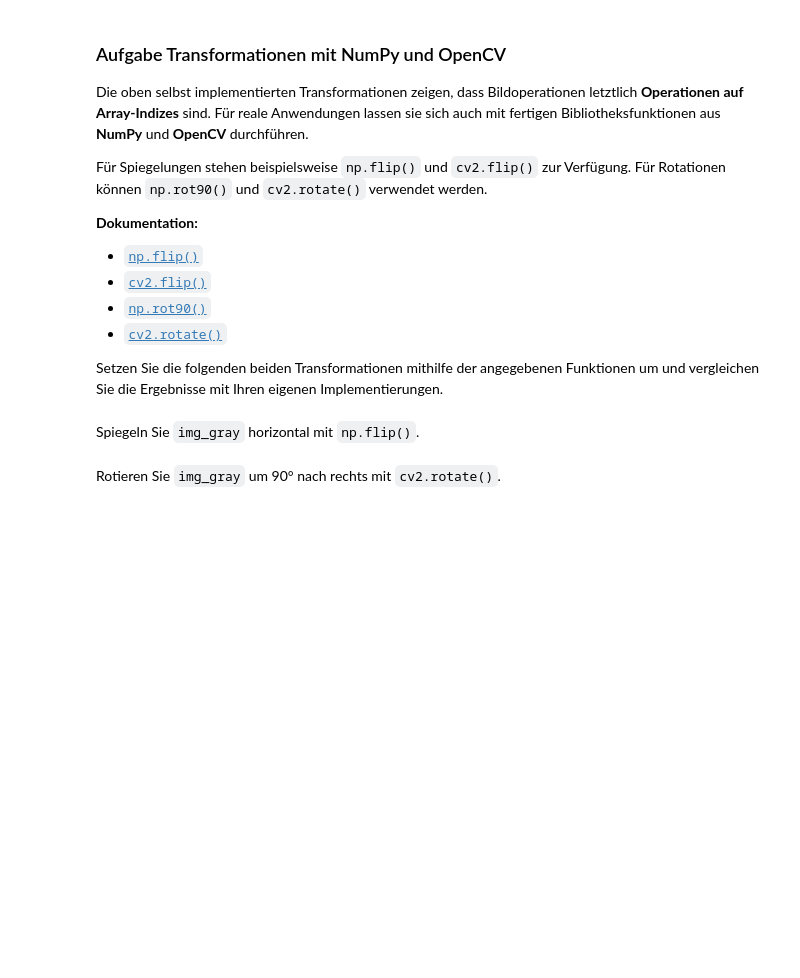
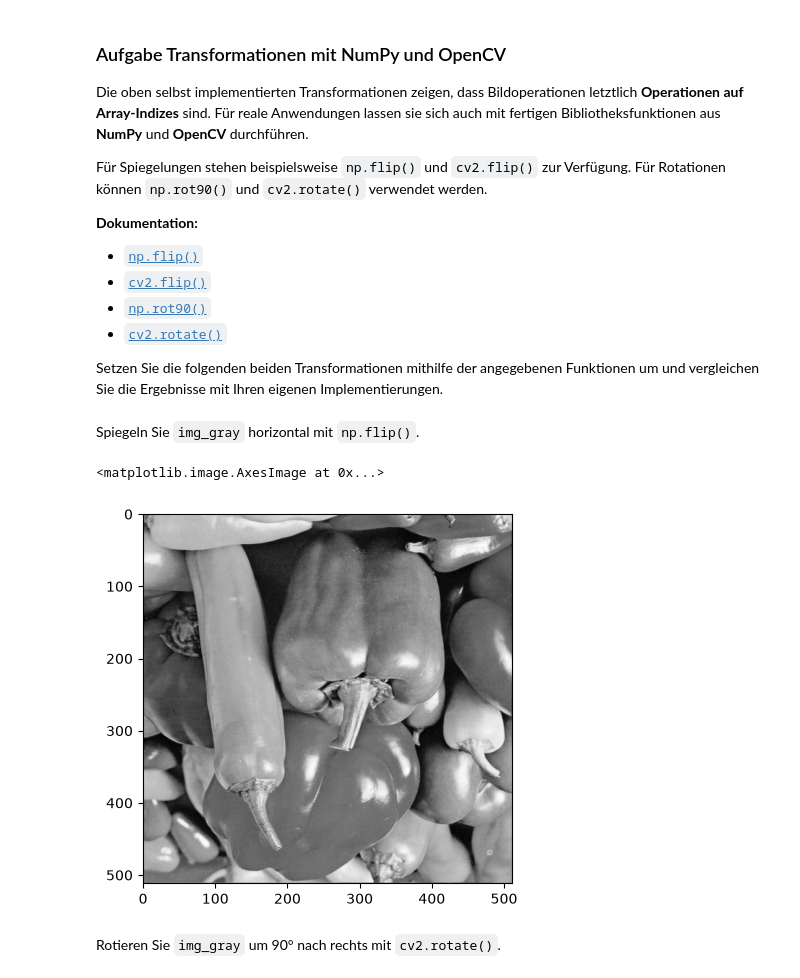
Before and after one commit to georgsteger22-commits/Bildverarbeitung, a Jupyter notebook: 01_Einführung/Einführung.ipynb, the cells around one changed output. Cells and saved outputs as stored; diff of their text form; code cells hidden in the pictures; blank space fills up the shorter version.

```diff
--- a/01_Einführung/Einführung.ipynb
+++ b/01_Einführung/Einführung.ipynb
@@ -198,9 +207,14 @@ Funktionen um und vergleichen Sie die Ergebnisse mit Ihren eigenen Implementieru
 Spiegeln Sie `img_gray` horizontal mit `np.flip()`.
 # %%
 # Horizontale Spiegelung mit np.flip()
-img_mir =
+img_mir = img_gray[:, ::-1]
+img_mir = np.flip(img_gray, axis=0)
 
 # Anzeigen des Bildes
+plt.imshow(img_mir, cmap="gray")
+# %% [output]
+<matplotlib.image.AxesImage at 0x...>
+[figure, added]
 # %% [markdown]
 Rotieren Sie `img_gray` um 90° nach rechts mit `cv2.rotate()`.
 # %%
```
Also changed, not shown: parts of 8 cells of this notebook.
